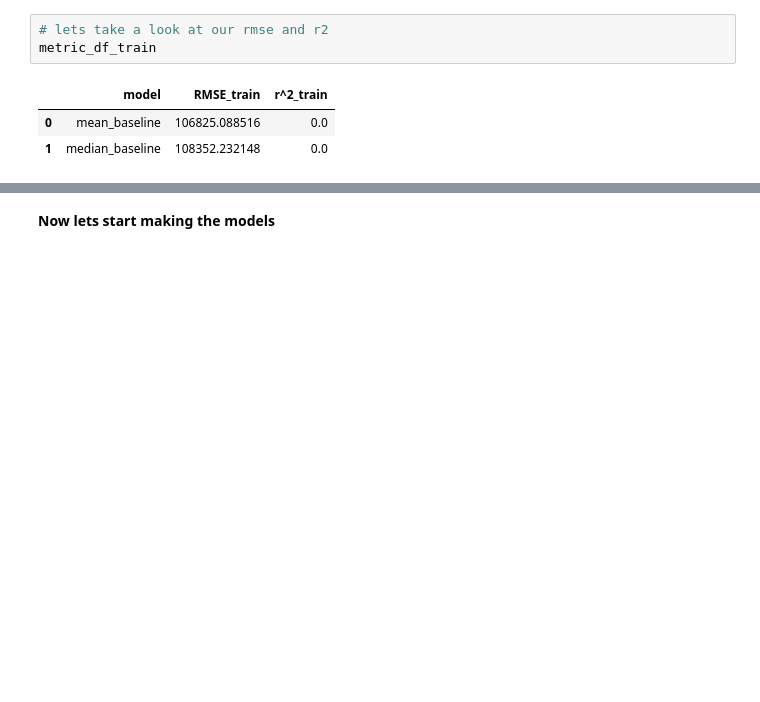
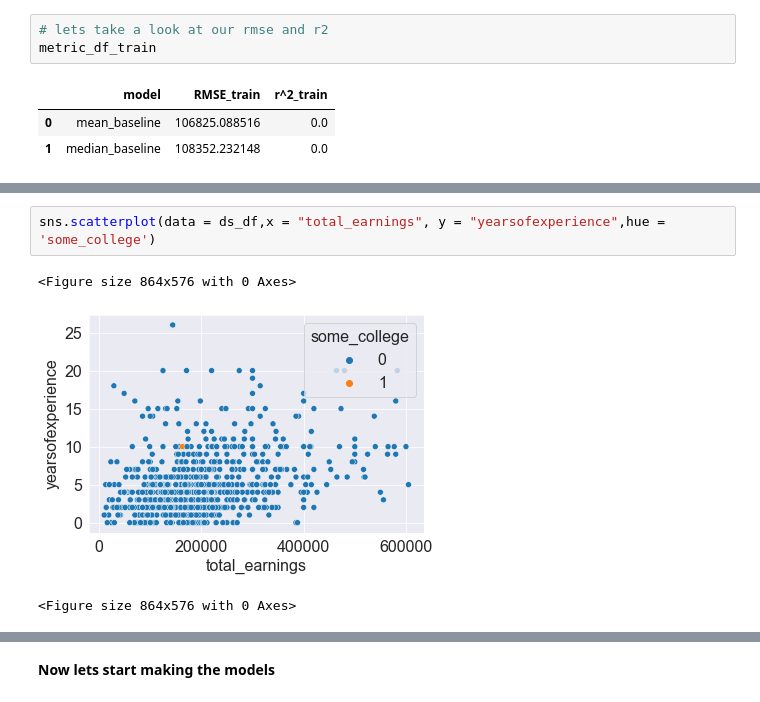
Before and after one commit to JaredVahle/individual-project, a Jupyter notebook: predicting_tech_salaries_final.ipynb, the cells around one changed output, grey strips where cells are left out. Drawn from its saved outputs; the diff is of its cells as text; blank space fills up the shorter version.

```diff
--- a/predicting_tech_salaries_final.ipynb
+++ b/predicting_tech_salaries_final.ipynb
@@ -465,0 +485,6 @@ metric_df_train
+# %%
+sns.scatterplot(data = ds_df,x = "total_earnings", y = "yearsofexperience",hue = 'some_college')
+# %% [output]
+<Figure size 864x576 with 0 Axes>
+[figure, added]
+<Figure size 864x576 with 0 Axes>
```
Also changed, not shown: parts of 14 cells of this notebook, 1 other file.
